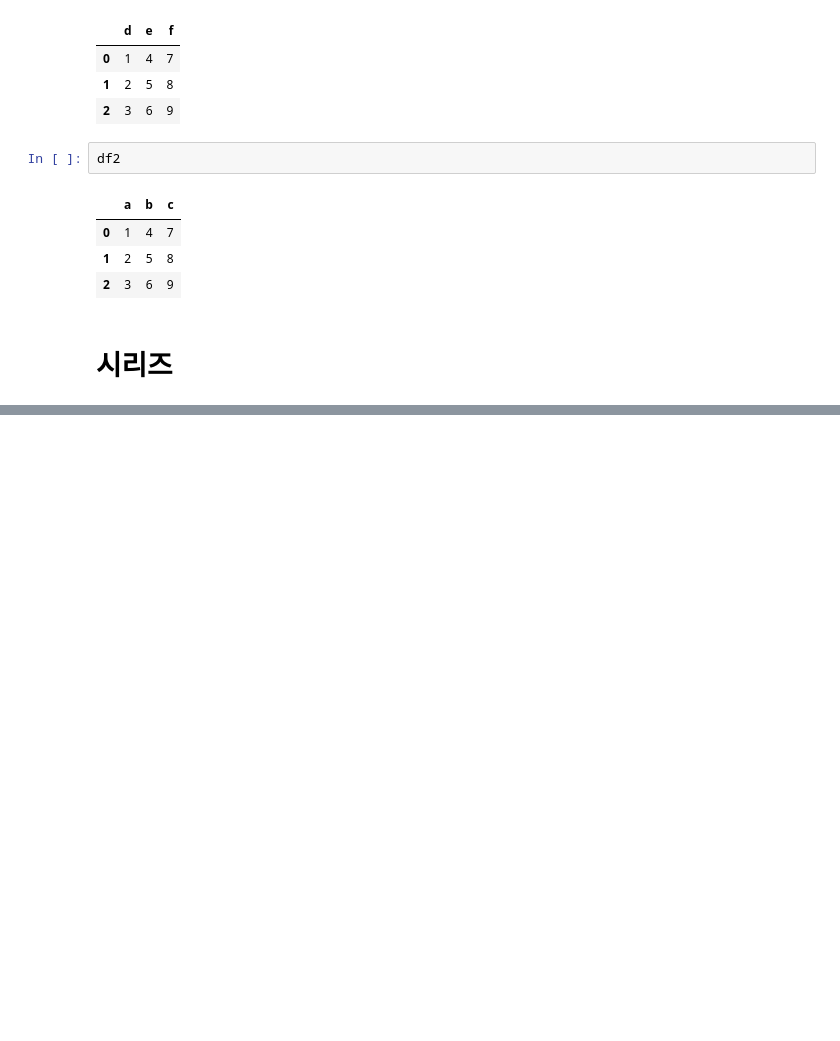
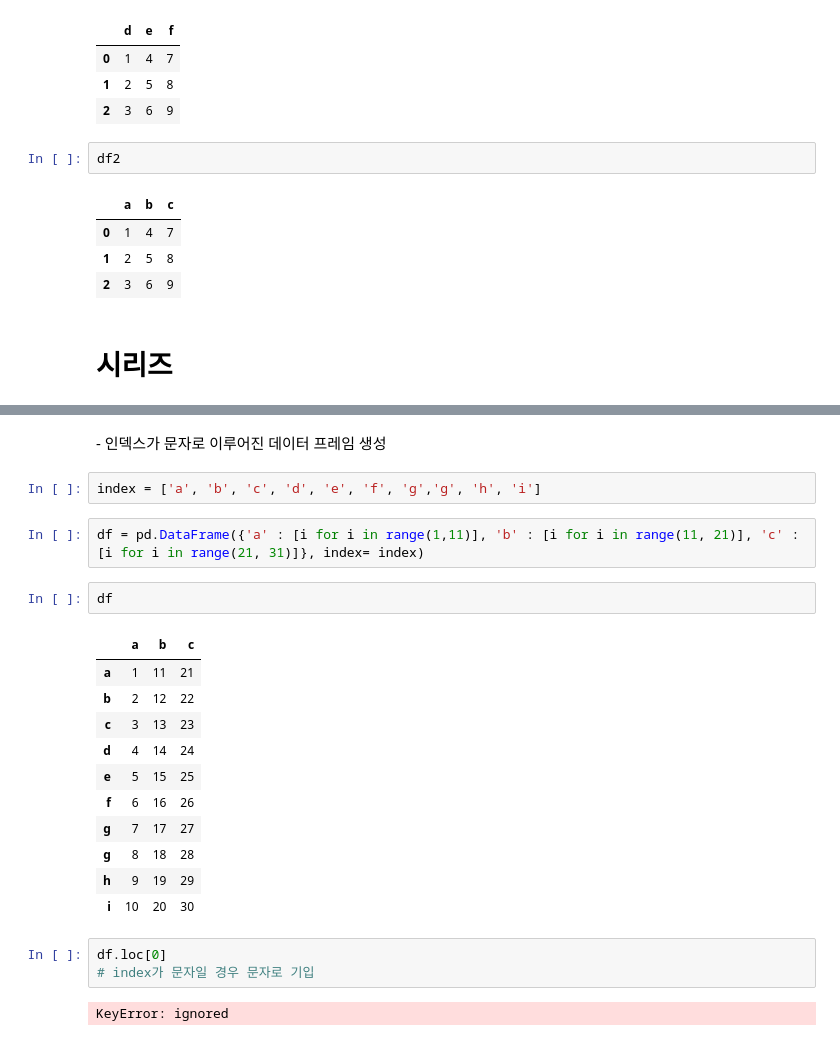
Before and after one commit to sleeptiger/STJ2, a Jupyter notebook: Python_basis.ipynb, the cells around one changed output, grey strips where cells are left out. Drawn from its saved outputs; the diff is of its cells as text; blank space fills up the shorter version.

```diff
--- a/Python_basis.ipynb
+++ b/Python_basis.ipynb
@@ -1184,0 +1350,25 @@ df2
+# %% [markdown]
+\- 인덱스가 문자로 이루어진 데이터 프레임 생성
+# %%
+index = ['a', 'b', 'c', 'd', 'e', 'f', 'g','g', 'h', 'i']
+# %%
+df = pd.DataFrame({'a' : [i for i in range(1,11)], 'b' : [i for i in range(11, 21)], 'c' : [i for i in range(21, 31)]}, index= index)
+# %%
+df
+# %% [output]
+|  | a | b | c |
+| a | 1 | 11 | 21 |
+| b | 2 | 12 | 22 |
+| c | 3 | 13 | 23 |
+| d | 4 | 14 | 24 |
+| e | 5 | 15 | 25 |
+| f | 6 | 16 | 26 |
+| g | 7 | 17 | 27 |
+| g | 8 | 18 | 28 |
+| h | 9 | 19 | 29 |
+| i | 10 | 20 | 30 |
+# %%
+df.loc[0]
+# index가 문자일 경우 문자로 기입
+# %% [output]
+KeyError: ignored
```
Also changed, not shown: parts of 106 cells of this notebook.
